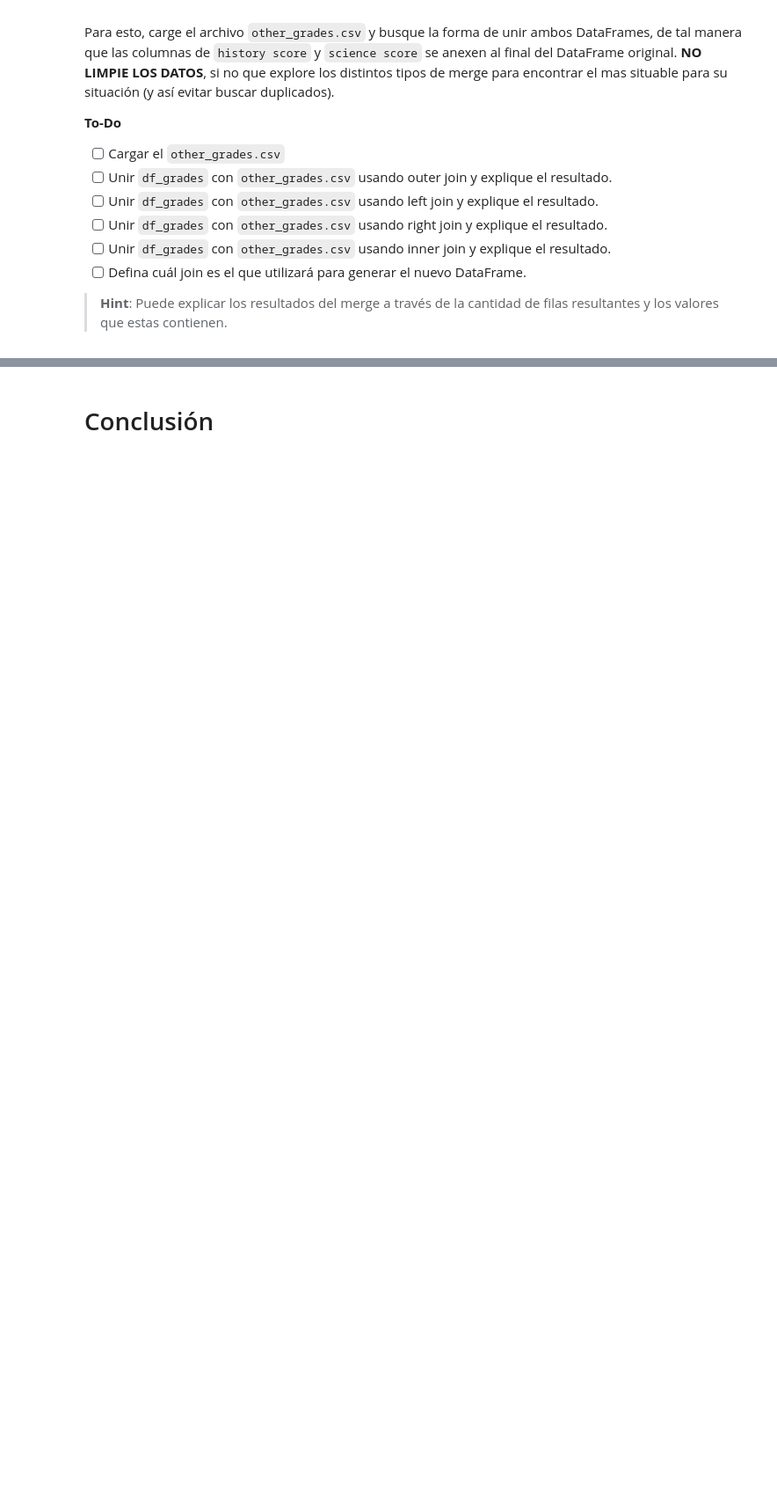
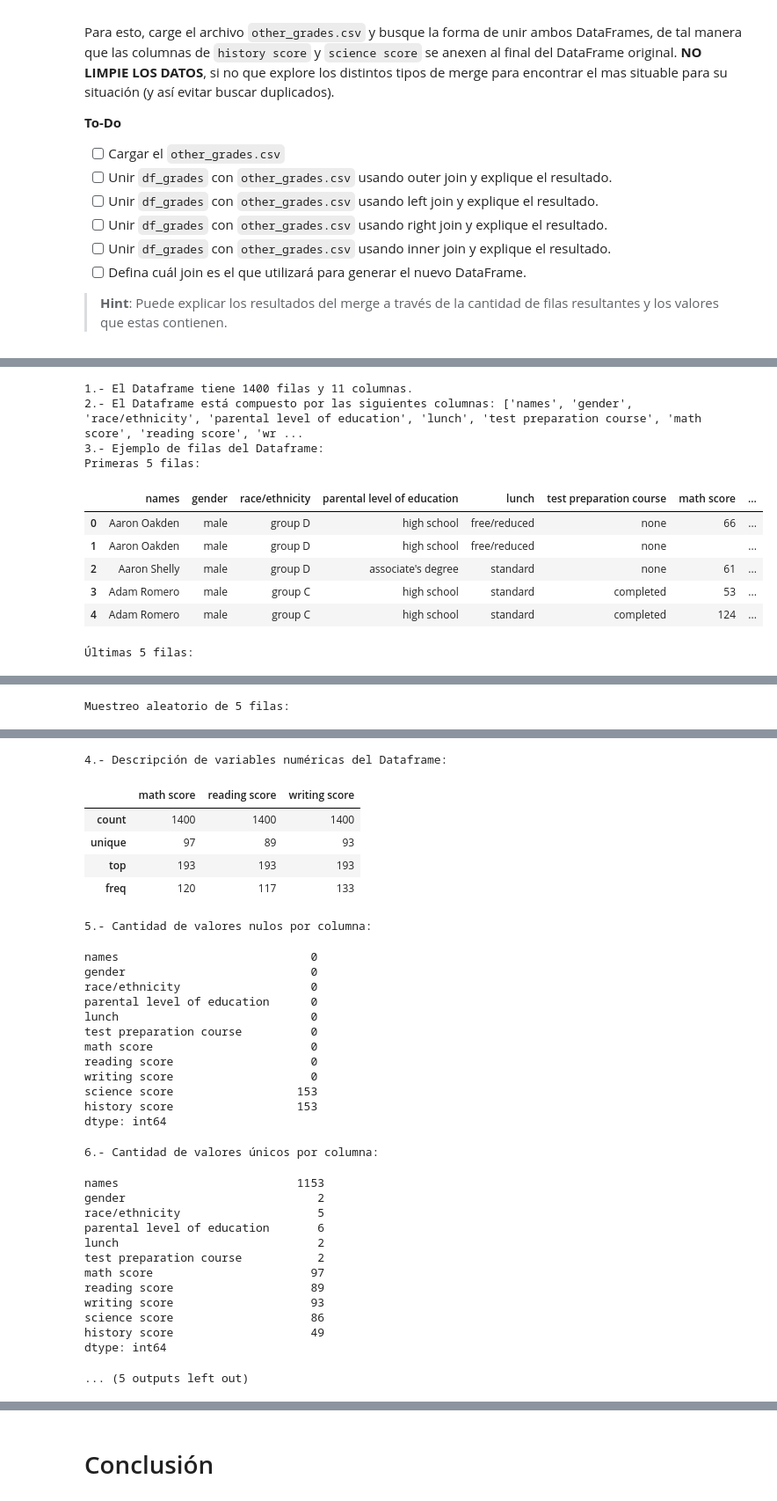
Before and after one commit to BenjaminAnguloCaro/MDS7202, a Jupyter notebook: 20240405105089D1CFC1BEC1D71B__Lab3.ipynb, the cells around one changed output, grey strips where cells are left out. Shown at 88% size. Cells and saved outputs as stored; diff of their text form; code cells hidden in the pictures; blank space fills up the shorter version.

```diff
--- a/20240405105089D1CFC1BEC1D71B__Lab3.ipynb
+++ b/20240405105089D1CFC1BEC1D71B__Lab3.ipynb
@@ -810,0 +857,15 @@ Para esto, carge el archivo `other_grades.csv` y busque la forma de unir ambos D
+# %%
+exploratory_data_analysis(outer_join_df)
+outer_join_df
+# %% [output]
+1.- El Dataframe tiene 1400 filas y 11 columnas.
+2.- El Dataframe está compuesto por las siguientes columnas: ['names', 'gender', 'race/ethnicity', 'parental level of education', 'lunch', 'test preparation course', 'math score', 'reading score', 'wr ...
+3.- Ejemplo de filas del Dataframe:
+Primeras 5 filas:
+|  | names | gender | race/ethnicity | parental level of education | lunch | test preparation course | math score | ... |
+| 0 | Aaron Oakden | male | group D | high school | free/reduced | none | 66 | ... |
+| 1 | Aaron Oakden | male | group D | high school | free/reduced | none |  | ... |
+| 2 | Aaron Shelly | male | group D | associate's degree | standard | none | 61 | ... |
+| 3 | Adam Romero | male | group C | high school | standard | completed | 53 | ... |
+| 4 | Adam Romero | male | group C | high school | standard | completed | 124 | ... |
+Últimas 5 filas:
@@ -810,0 +878 @@ Para esto, carge el archivo `other_grades.csv` y busque la forma de unir ambos D
+Muestreo aleatorio de 5 filas:
@@ -810,0 +885,33 @@ Para esto, carge el archivo `other_grades.csv` y busque la forma de unir ambos D
+4.- Descripción de variables numéricas del Dataframe:
+|  | math score | reading score | writing score |
+| count | 1400 | 1400 | 1400 |
+| unique | 97 | 89 | 93 |
+| top | 193 | 193 | 193 |
+| freq | 120 | 117 | 133 |
+5.- Cantidad de valores nulos por columna:
+names                            0
+gender                           0
+race/ethnicity                   0
+parental level of education      0
+lunch                            0
+test preparation course          0
+math score                       0
+reading score                    0
+writing score                    0
+science score                  153
+history score                  153
+dtype: int64
+6.- Cantidad de valores únicos por columna:
+names                          1153
+gender                            2
+race/ethnicity                    5
+parental level of education       6
+lunch                             2
+test preparation course           2
+math score                       97
+reading score                    89
+writing score                    93
+science score                    86
+history score                    49
+dtype: int64
+... (5 outputs left out)
```
Also changed, not shown: parts of 9 cells of this notebook.
